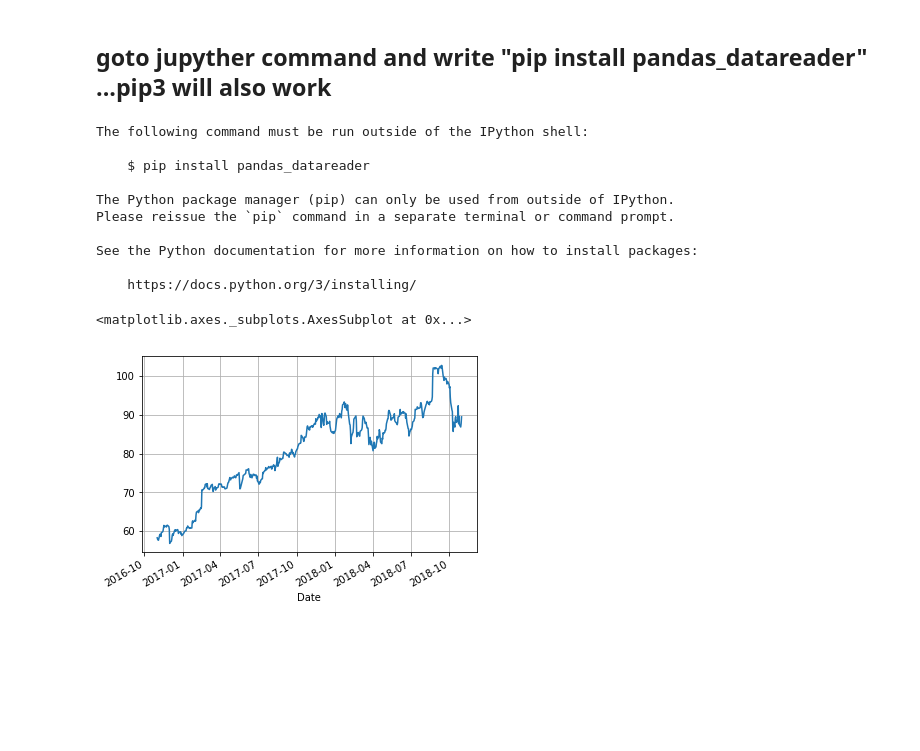
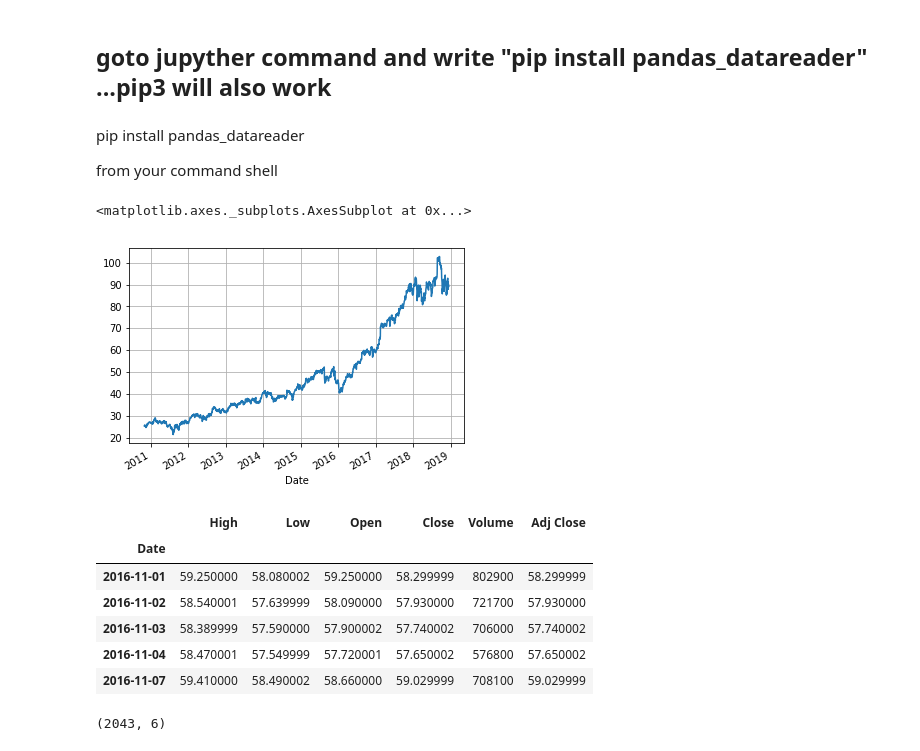
Before and after one commit to AJVA2580/xcel_python_course, a Jupyter notebook: 11 Get Stocks data.ipynb, the cells around one changed output. Saved outputs shown, nothing was run; the diff lists cells and outputs as text; code cells hidden in the pictures; blank space fills up the shorter version.

```diff
--- a/11 Get Stocks data.ipynb
+++ b/11 Get Stocks data.ipynb
@@ -1,34 +1,33 @@
 # %% [markdown]
 ## goto jupyther command and write "pip install pandas_datareader" ...pip3 will also work
-# %%
-pip install pandas_datareader
-# %% [output]
-The following command must be run outside of the IPython shell:
-
-    $ pip install pandas_datareader
-
-The Python package manager (pip) can only be used from outside of IPython.
-Please reissue the `pip` command in a separate terminal or command prompt.
-
-See the Python documentation for more information on how to install packages:
-
-    https://docs.python.org/3/installing/
+# %% [markdown]
+pip install pandas_datareader
+
+from your command shell
 # %%
 import datetime as dt
 import matplotlib.pyplot as plt
 from matplotlib import style
 import pandas as pd
 import pandas_datareader as pdr
+
+snps = pdr.get_data_yahoo('SNPS', start =dt.datetime(2010,11,1), end = dt.datetime(2018,12,30))
+#print(snps)
+snps['Close'].plot(grid = True)
+# %% [output]
+<matplotlib.axes._subplots.AxesSubplot at 0x...>
+[figure, added]
-# %%
-import datetime as dt
-import matplotlib.pyplot as plt
-from matplotlib import style
-import pandas as pd
-import pandas_datareader as pdr
-
-snps = pdr.get_data_yahoo('SNPS', start =dt.datetime(2016,11,1), end = dt.datetime(2018,10,30))
-#print(snps)
-snps['Close'].plot(grid = True)
-# %% [output]
-<matplotlib.axes._subplots.AxesSubplot at 0x...>
-[figure, removed]
+# %%
+snps.head()
+# %% [output]
+|  | High | Low | Open | Close | Volume | Adj Close |
+| Date |  |  |  |  |  |  |
+| 2016-11-01 | 59.250000 | 58.080002 | 59.250000 | 58.299999 | 802900 | 58.299999 |
+| 2016-11-02 | 58.540001 | 57.639999 | 58.090000 | 57.930000 | 721700 | 57.930000 |
+| 2016-11-03 | 58.389999 | 57.590000 | 57.900002 | 57.740002 | 706000 | 57.740002 |
+| 2016-11-04 | 58.470001 | 57.549999 | 57.720001 | 57.650002 | 576800 | 57.650002 |
+| 2016-11-07 | 59.410000 | 58.490002 | 58.660000 | 59.029999 | 708100 | 59.029999 |
+# %%
+snps.shape
+# %% [output]
+(2043, 6)
```
Also changed, not shown: parts of 7 cells of this notebook, 6 other files.
